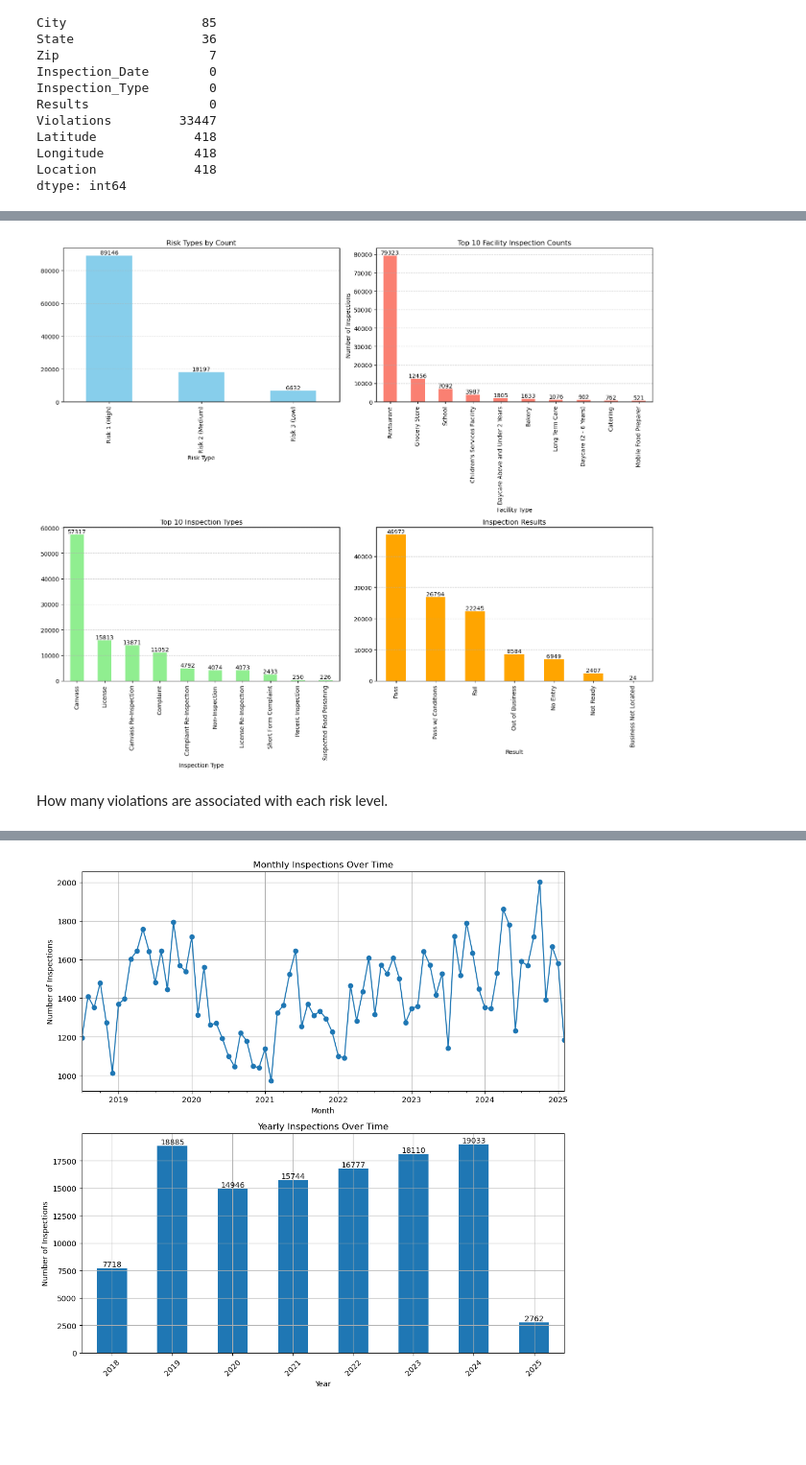
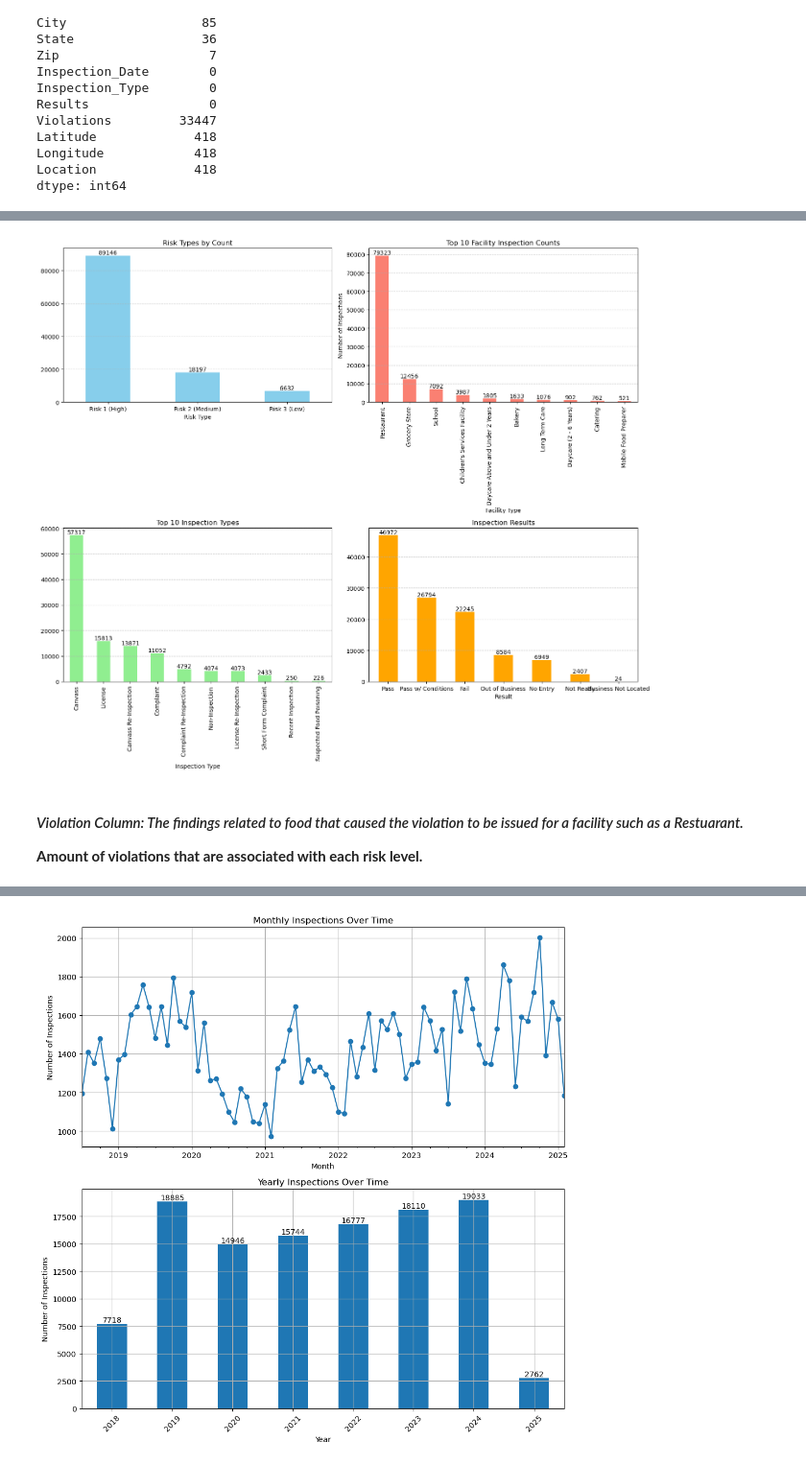
Before and after one commit to suhail-ak/data_science_py, a Jupyter notebook: DataScience_Project.ipynb, the cells around one changed output, grey strips where cells are left out. Shown at 96% size. Saved outputs shown, nothing was run; the diff lists cells and outputs as text; code cells hidden in the pictures; blank space fills up the shorter version.

```diff
--- a/DataScience_Project.ipynb
+++ b/DataScience_Project.ipynb
@@ -151,6 +162,6 @@ Name: count, dtype: int64
 # %%
 
-# Risk value counts
+
 Risk_value_counts = dataset['Risk'].value_counts()
 Facility_Type_value_counts = dataset['Facility_Type'].value_counts()[:10]
 Inspection_Type_value_counts = dataset['Inspection_Type'].value_counts()[:10]
@@ -158,46 +169,54 @@ Result_value_counts = dataset['Results'].value_counts()
 
 fig, axs = plt.subplots(2, 2, figsize=(15, 13))
 
-# Plot Risk value counts
+
 Risk_value_counts.plot(kind='bar', ax=axs[0, 0], color='skyblue')
 axs[0, 0].set_title('Risk Types by Count')
 axs[0, 0].set_xlabel('Risk Type')
 axs[0, 0].set_ylabel('')
 axs[0, 0].grid(axis='y', linestyle='--', alpha=0.6)
+axs[0, 0].set_xticklabels(Risk_value_counts.index, rotation=0, fontsize=10)
 
-# Plot Facility Type value counts
+
 Facility_Type_value_counts[:10].plot(kind='bar', ax=axs[0, 1], color='salmon')
 axs[0, 1].set_title('Top 10 Facility Inspection Counts')
 axs[0, 1].set_xlabel('Facility Type')
 axs[0, 1].set_ylabel('Number of Inspections')
 axs[0, 1].grid(axis='y', linestyle='--', alpha=0.6)
+axs[0, 1].set_xticklabels(Facility_Type_value_counts.index, rotation=90, fontsize=10)
 
-# Plot Inspection Type value counts
+
 Inspection_Type_value_counts.plot(kind='bar', ax=axs[1, 0], color='lightgreen')
 axs[1, 0].set_title('Top 10 Inspection Types')
 axs[1, 0].set_xlabel('Inspection Type')
 axs[1, 0].set_ylabel('')
 axs[1, 0].grid(axis='y', linestyle='--', alpha=0.6)
+axs[1, 0].set_xticklabels(Inspection_Type_value_counts.index, rotation=90, fontsize=10)
 
-# Plot Result value counts
+
 Result_value_counts.plot(kind='bar', ax=axs[1, 1], color='orange')
 axs[1, 1].set_title('Inspection Results' )
 axs[1, 1].set_xlabel('Result')
 axs[1, 1].set_ylabel('')
 axs[1, 1].grid(axis='y', linestyle='--', alpha=0.6)
+axs[1, 1].set_xticklabels(Result_value_counts.index, rotation=0, fontsize=10)
 
 for ax in axs.flat:
     for container in ax.containers:
         ax.bar_label(container, label_type='edge', fontsize=10)
-        ax.set_xticklabels(ax.get_xticklabels(), rotation=90
-        )
+
 
 plt.tight_layout()
 plt.show()
 # %% [output]
-[figure, old version]
+[figure, new version]
-# %% [markdown]
-How many violations are associated with each risk level.
+# %% [markdown]
+<h4>
+<i>Violation Column: The findings related to food that caused the violation to be issued for a facility such as a Restuarant.
+</i>
+</h4>
+
+<b>Amount of violations that are associated with each risk level.</b>
 # %%
 violations_by_risk = dataset.groupby('Risk')['Violations'].count()
 
```
Also changed, not shown: parts of 23 cells of this notebook, 3 other files.
